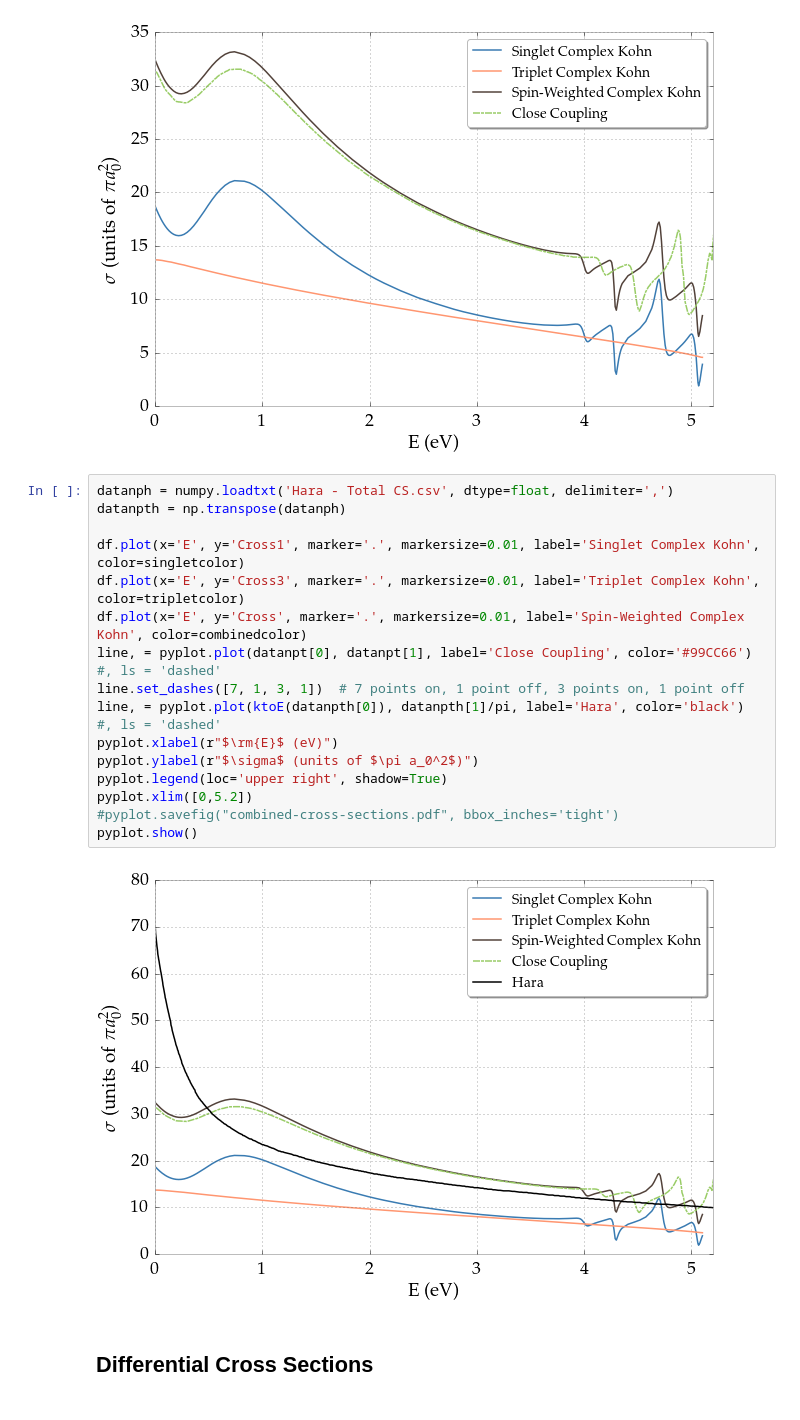
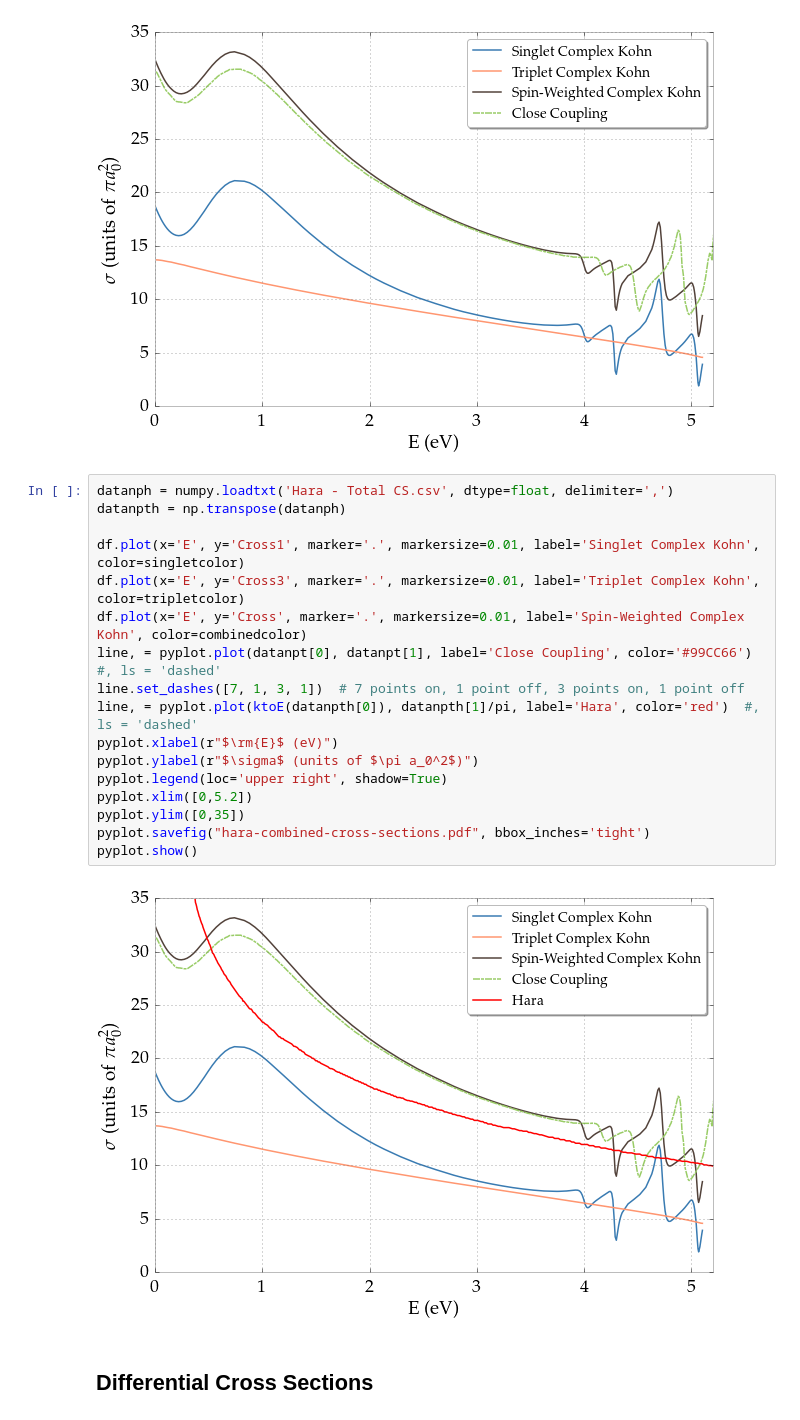
Before and after one commit to DentonW/Papers, a Jupyter notebook: PRA PsH/IPython/Paper Images.ipynb, the cells around one changed output. Drawn from its saved outputs; the diff is of its cells as text.

```diff
--- a/PRA PsH/IPython/Paper Images.ipynb
+++ b/PRA PsH/IPython/Paper Images.ipynb
@@ -563,21 +563,22 @@ pyplot.show()
 # %%
 datanph = numpy.loadtxt('Hara - Total CS.csv', dtype=float, delimiter=',')
 datanpth = np.transpose(datanph)
 
 df.plot(x='E', y='Cross1', marker='.', markersize=0.01, label='Singlet Complex Kohn', color=singletcolor)
 df.plot(x='E', y='Cross3', marker='.', markersize=0.01, label='Triplet Complex Kohn', color=tripletcolor)
 df.plot(x='E', y='Cross', marker='.', markersize=0.01, label='Spin-Weighted Complex Kohn', color=combinedcolor)
 line, = pyplot.plot(datanpt[0], datanpt[1], label='Close Coupling', color='#99CC66')  #, ls = 'dashed'
 line.set_dashes([7, 1, 3, 1])  # 7 points on, 1 point off, 3 points on, 1 point off
-line, = pyplot.plot(ktoE(datanpth[0]), datanpth[1]/pi, label='Hara', color='black')  #, ls = 'dashed'
+line, = pyplot.plot(ktoE(datanpth[0]), datanpth[1]/pi, label='Hara', color='red')  #, ls = 'dashed'
 pyplot.xlabel(r"$\rm{E}$ (eV)")
 pyplot.ylabel(r"$\sigma$ (units of $\pi a_0^2$)")
 pyplot.legend(loc='upper right', shadow=True)
 pyplot.xlim([0,5.2])
-#pyplot.savefig("combined-cross-sections.pdf", bbox_inches='tight')
+pyplot.ylim([0,35])
+pyplot.savefig("hara-combined-cross-sections.pdf", bbox_inches='tight')
 pyplot.show()
 # %% [output]
-[figure, old version]
+[figure, new version]
 # %% [markdown]
 ## Differential Cross Sections
 # %% [markdown]
```
Also changed, not shown: parts of 2 cells of this notebook, 4 other files.
